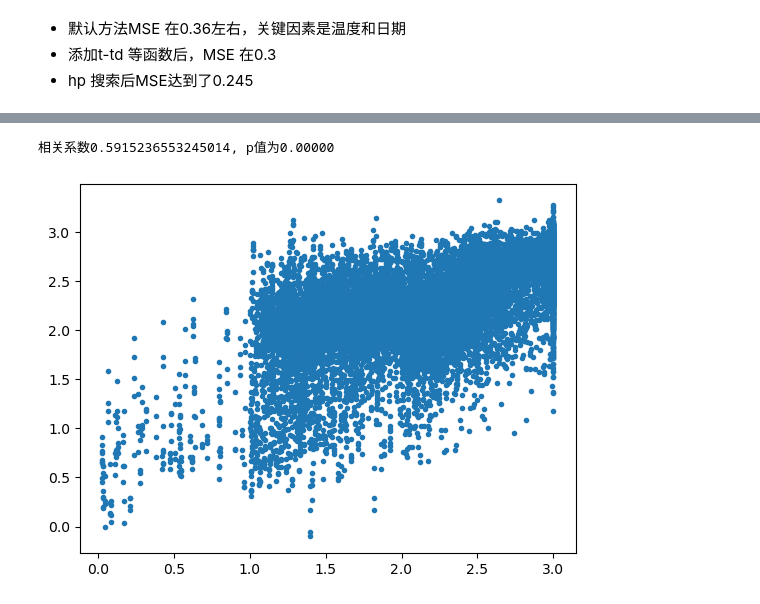
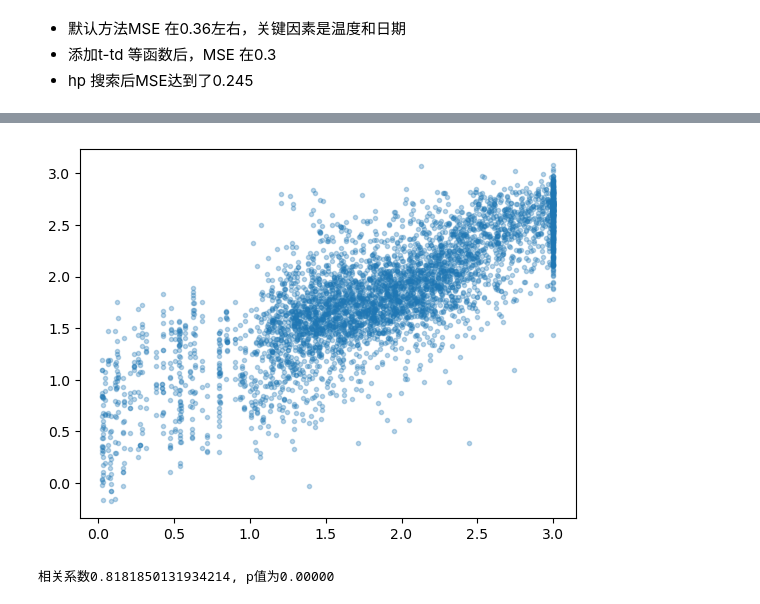
Before and after one commit to hanchyhill/python, a Jupyter notebook: seafog/src/tf2/sea_fog_reg_model_pressure_hp.ipynb, the cells around one changed output, grey strips where cells are left out. Saved outputs shown, nothing was run; the diff lists cells and outputs as text; code cells hidden in the pictures.

```diff
--- a/seafog/src/tf2/sea_fog_reg_model_pressure_hp.ipynb
+++ b/seafog/src/tf2/sea_fog_reg_model_pressure_hp.ipynb
@@ -56,7 +56,8 @@ def linear_vis(x):
 # fog_dataset_hdf = "H:/github/python/seafog/data/collection/fog_dataset.hdf"
 # fog_dataset_hdf = "F:/github/pythonScript/seafog/data/collection/fog_dataset.hdf"
 # fog_dataset_hdf = "F:/github/pythonScript/seafog/data/collection/extend/fog_dataset_extend.hdf"
-fog_dataset_hdf = os.path.normpath(os.path.join(file_dir, './multi_level/fog_dataset_extend_multilevels.hdf'))
+# fog_dataset_hdf = os.path.normpath(os.path.join(file_dir, './multi_level/fog_dataset_extend_multilevels.hdf'))
+fog_dataset_hdf = os.path.normpath(os.path.join(file_dir, './fullhour/fog_dataset_72h1_168h6.hdf'))
 store_dataset = pd.HDFStore(fog_dataset_hdf, mode='r')
 print(store_dataset.keys())
 df_train = store_dataset.get('train')
@@ -136,14 +137,20 @@ from tensorflow.keras.wrappers.scikit_learn import KerasRegressor
 
 def build_model(hidden_layers = 1,
                 layer_size = 30,
-                learning_rate = 3e-3):
+                learning_rate = 3e-3,
+                drop_out_layers = 2,
+                drop_out_layers_size = 12,
+                drop_out_rate = 0.5,):
     model = keras.models.Sequential()
     model.add(keras.layers.Dense(layer_size, activation='relu',
                                 kernel_regularizer=regularizers.l2(0.0001),
                                 input_shape=train_x.shape[1:]))
     for _ in range(hidden_layers - 1):
         model.add(keras.layers.Dense(layer_size, activation = 'relu'))
-        model.add(keras.layers.Dropout(0.5))
+
+    for _ in range(drop_out_layers - 1):
+        model.add(keras.layers.Dense(drop_out_layers_size, activation = 'relu'))
+        model.add(keras.layers.Dropout(drop_out_rate))
     model.add(keras.layers.Dense(1))
     optimizer = keras.optimizers.SGD(learning_rate)
     model.compile(loss = 'mse', optimizer = optimizer)
@@ -164,6 +171,9 @@ param_distribution = {
     "hidden_layers":[1, 2, 3, 4, 5, 6, 7],
     "layer_size": np.arange(1, 100),
     "learning_rate": reciprocal(1e-4, 1e-2),
+    "drop_out_layers":[1, 2, 3, 4, 5, 6, 7],
+    "drop_out_layers_size":np.arange(1, 100),
+    "drop_out_rate":[0.4, 0.45, 0.5, 0.55, 0.6]
 }
 callbacks = [keras.callbacks.EarlyStopping(patience=8, min_delta=1e-4)]
 from sklearn.model_selection import RandomizedSearchCV
@@ -302,13 +313,11 @@ array([[0.44701576],
 # %%
+plt.plot(test_y, predictions,'.', alpha=0.3)
+plt.show()
 r,p = pearsonr(predictions[:,0],test_y)
 print(f'相关系数{r}, p值为{p:.5f}')
 # %% [output]
+[figure, added]
-相关系数0.5915236553245014, p值为0.00000
+相关系数0.8181850131934214, p值为0.00000
-# %%
-plt.plot(test_y, predictions,'.')
-plt.show()
-# %% [output]
-[figure, removed]
 # %%
 plt.plot(train_y,model(train_x_scaled).numpy(),'.', alpha=0.3)
 plt.show()
```
Also changed, not shown: parts of 13 cells of this notebook, 2 other files.
